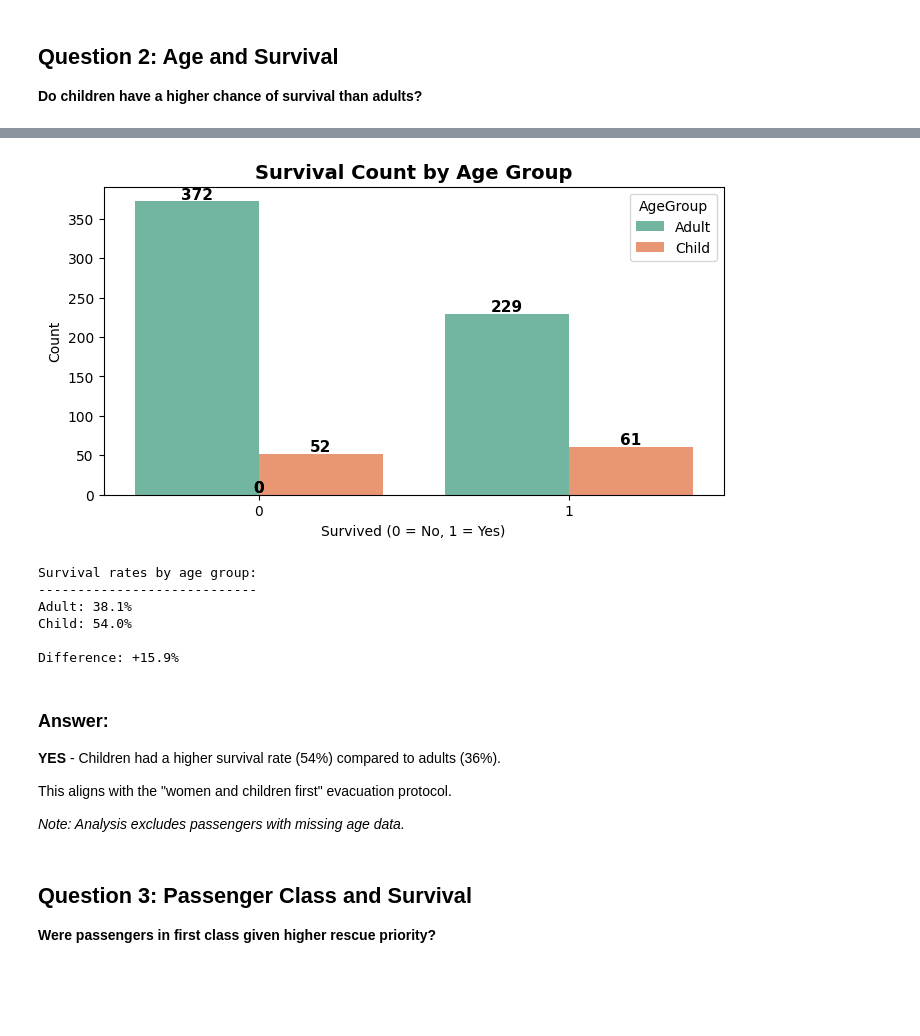
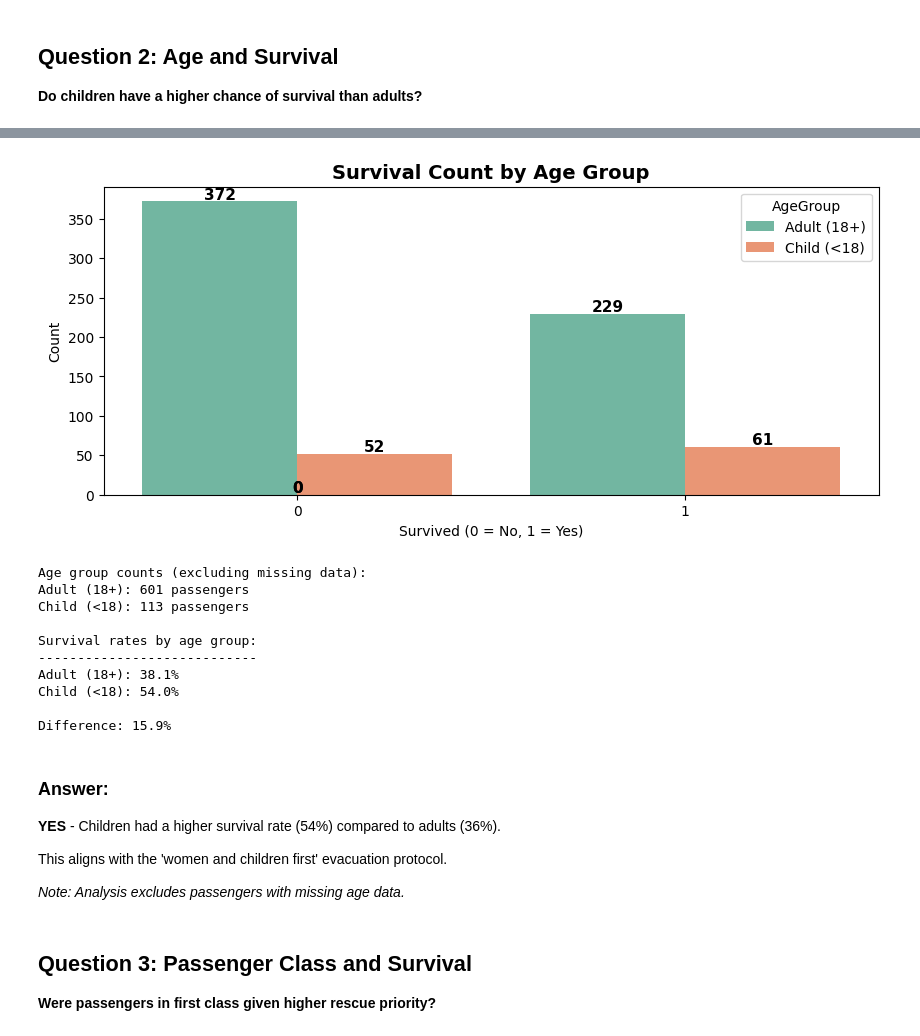
Before and after one commit to chloemaivu/titanic-c2c, a Jupyter notebook: chloe-c2c-titanic.ipynb, the cells around one changed output, grey strips where cells are left out. Cells and saved outputs as stored; diff of their text form; code cells hidden in the pictures; blank space fills up the shorter version.

```diff
--- a/chloe-c2c-titanic.ipynb
+++ b/chloe-c2c-titanic.ipynb
@@ -123,44 +140,56 @@ plt.show()
 # %%
 # Create age groups and analyze survival
 age_data = titanic_data.dropna(subset=['Age']).copy()
-age_data['AgeGroup'] = age_data['Age'].apply(lambda x: 'Child' if x < 18 else 'Adult')
+age_data['AgeGroup'] = age_data['Age'].apply(lambda x: 'Child (<18)' if x < 18 else 'Adult (18+)')
 
 # Plot survival by age group
-plt.figure(figsize=(8, 4))
+plt.figure(figsize=(10, 4))
 sns.countplot(data=age_data, x='Survived', hue='AgeGroup', palette='Set2')
 plt.title("Survival Count by Age Group", fontsize=14, fontweight='bold')
 plt.xlabel('Survived (0 = No, 1 = Yes)')
 plt.ylabel('Count')
 
 # Add value labels on bars
 for p in plt.gca().patches:
     plt.gca().annotate(f'{int(p.get_height())}',
                       (p.get_x() + p.get_width() / 2., p.get_height()),
                       ha='center', va='center', fontsize=11, fontweight='bold',
                       xytext=(0, 5), textcoords='offset points')
 plt.show()
-
-# Calculate and display survival rates by age group
-survival_by_age = age_data.groupby('AgeGroup')['Survived'].mean()
-print("\nSurvival rates by age group:")
-print("----------------------------")
-for group in survival_by_age.index:
-    print(f"{group}: {survival_by_age[group]:.1%}")
-
-print(f"\nDifference: {survival_by_age['Child'] - survival_by_age['Adult']:+.1%}")
 # %% [output]
-[figure, old version]
+[figure, new version]
-Survival rates by age group:
-----------------------------
-Adult: 38.1%
-Child: 54.0%
-
-Difference: +15.9%
+# %%
+# Summary statistics
+age_counts = age_data.groupby('AgeGroup').size()
+print("Age group counts (excluding missing data):")
+for group in age_counts.index:
+    print(f"{group}: {age_counts[group]} passengers")
+
+# Calculate and display survival rates by age group
+survival_by_age = age_data.groupby('AgeGroup')['Survived'].mean()
+
+print("\nSurvival rates by age group:")
+print("----------------------------")
+for group in survival_by_age.index:
+    print(f"{group}: {survival_by_age[group]:.1%}")
+
+print(f"\nDifference: {survival_by_age['Child (<18)'] - survival_by_age['Adult (18+)']:.1%}")
+# %% [output]
+Age group counts (excluding missing data):
+Adult (18+): 601 passengers
+Child (<18): 113 passengers
+
+Survival rates by age group:
+----------------------------
+Adult (18+): 38.1%
+Child (<18): 54.0%
+
+Difference: 15.9%
 # %% [markdown]
 ### Answer:
 **YES** - Children had a higher survival rate (54%) compared to adults (36%).
 
-This aligns with the "women and children first" evacuation protocol.
+This aligns with the 'women and children first' evacuation protocol.
 
 *Note: Analysis excludes passengers with missing age data.*
 # %% [markdown]
```
Also changed, not shown: parts of 10 cells of this notebook.
